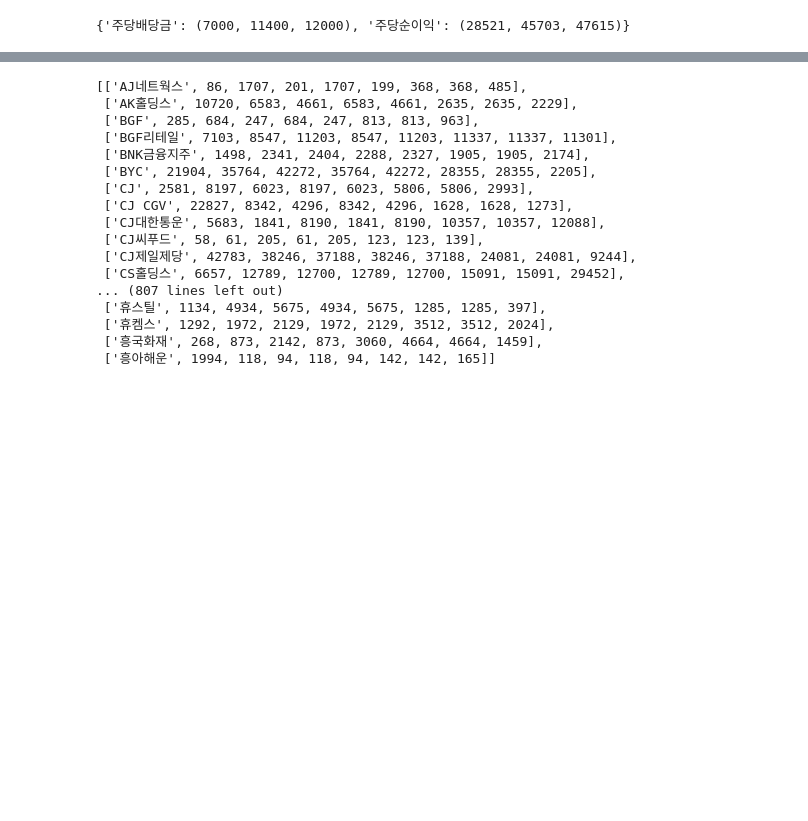
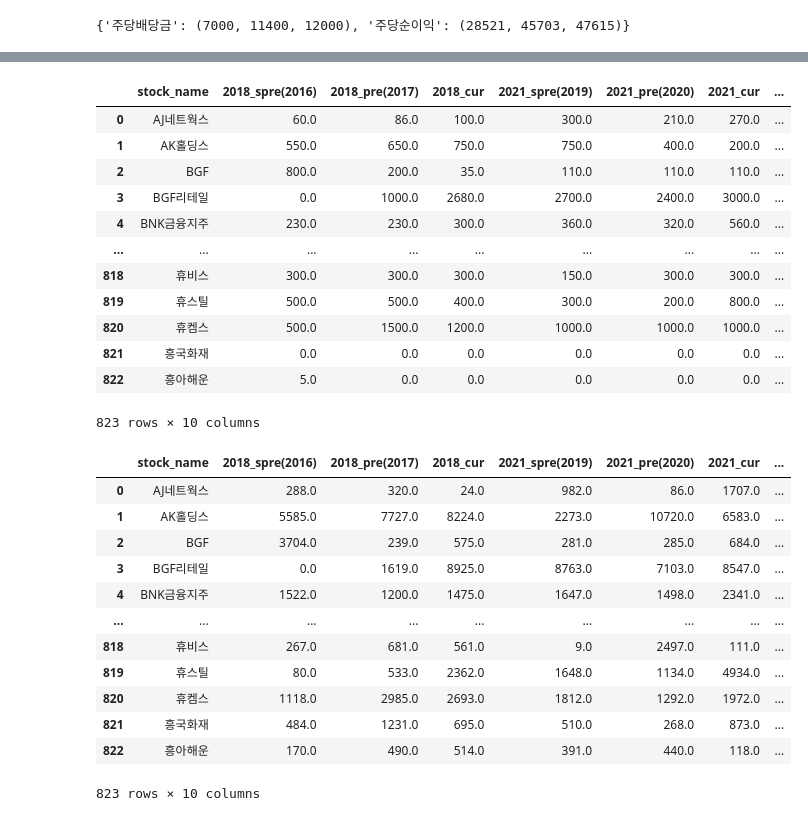
Before and after one commit to cho16147/quant-new-moon, a Jupyter notebook: Ch06-API/20250324-Ch06.4-project-dividend_pipeline.ipynb, the cells around one changed output, grey strips where cells are left out. Cells and saved outputs as stored; diff of their text form; code cells hidden in the pictures; blank space fills up the shorter version.

```diff
--- a/Ch06-API/20250324-Ch06.4-project-dividend_pipeline.ipynb
+++ b/Ch06-API/20250324-Ch06.4-project-dividend_pipeline.ipynb
@@ -146,29 +146,27 @@ for idx, (stock_name, stock_code) in enumerate(pbar): # enumerate(리스트)는
     # 레코드 초기화
     div_record = [stock_name]
     EPS_record = [stock_name]
-    for year in [2022, 2023, 2024]:
+    for year in [2018, 2021, 2024]: # 전기와 전전기 데이터도 파싱하기에, 3년 텀을 두고 설정. OpenDart의 일 최대 호출 가능 횟수는 1만회이다.
         while True:
             try:
                 output = find_div_and_EPS(stock_code, year) # 배당 정보 가져오기
-                time.sleep(0.5) # 0.5초씩 재우기
+                time.sleep(0.3) # 0.3초씩 재우기
                 break
             except Exception as e:
                 print(f"{stock_name} - {year} 에서 에러 발생: {e}")
-                time.sleep(30)
+                time.sleep(5)
 
-        # 주당 배당금 정리
         spre_divs, pre_divs, cur_divs = output["주당배당금"]
+        spre_EPS, pre_EPS, cur_EPS = output["주당순이익"]
+
+        # 👉 2024년에는 pre, cur만 추가하자
         if year != 2024:
             div_record += [spre_divs, pre_divs, cur_divs]
-        else:
-            div_record += [pre_divs, cur_divs] # 2023년이 중복되므로 제외
-
-        # 주당순이익 정리
-        spre_EPS, pre_EPS, cur_EPS = output["주당순이익"]
-        if year != 2024:
             EPS_record += [spre_EPS, pre_EPS, cur_EPS]
         else:
-            EPS_record += [pre_EPS, cur_EPS] # 2023년이 중복되므로 제외
+            div_record += [spre_divs, pre_divs, cur_divs]
+            EPS_record += [spre_EPS, pre_EPS, cur_EPS]
+
 
     div_data.append(div_record)
     EPS_data.append(EPS_record)
@@ -248,20 +235,45 @@ KOSPI 종목 수: 823개
 # %%
+columns = ["stock_name", "2018_spre(2016)", "2018_pre(2017)", "2018_cur",
+           "2021_spre(2019)", "2021_pre(2020)", "2021_cur", "2024_spre(2022",
+           "2024_pre(2023)", "2024_cur"]
+div_data = pd.DataFrame(div_data, columns = columns)
+EPS_data = pd.DataFrame(EPS_data, columns = columns)
+
+display(div_data)
 display(EPS_data)
+
+import os
+
+base_dir = os.path.dirname(os.getcwd())
+div_csv_path = os.path.join(base_dir, "div_data.csv")
+eps_csv_path = os.path.join(base_dir, "EPS_data.csv")
+
+div_data.to_csv(div_csv_path, encoding="euc-kr", index=False)
+EPS_data.to_csv(eps_csv_path, encoding="euc-kr", index=False)
 # %% [output]
+|  | stock_name | 2018_spre(2016) | 2018_pre(2017) | 2018_cur | 2021_spre(2019) | 2021_pre(2020) | 2021_cur | ... |
+| 0 | AJ네트웍스 | 60.0 | 86.0 | 100.0 | 300.0 | 210.0 | 270.0 | ... |
+| 1 | AK홀딩스 | 550.0 | 650.0 | 750.0 | 750.0 | 400.0 | 200.0 | ... |
+| 2 | BGF | 800.0 | 200.0 | 35.0 | 110.0 | 110.0 | 110.0 | ... |
+| 3 | BGF리테일 | 0.0 | 1000.0 | 2680.0 | 2700.0 | 2400.0 | 3000.0 | ... |
+| 4 | BNK금융지주 | 230.0 | 230.0 | 300.0 | 360.0 | 320.0 | 560.0 | ... |
+| ... | ... | ... | ... | ... | ... | ... | ... | ... |
+| 818 | 휴비스 | 300.0 | 300.0 | 300.0 | 150.0 | 300.0 | 300.0 | ... |
+| 819 | 휴스틸 | 500.0 | 500.0 | 400.0 | 300.0 | 200.0 | 800.0 | ... |
+| 820 | 휴켐스 | 500.0 | 1500.0 | 1200.0 | 1000.0 | 1000.0 | 1000.0 | ... |
+| 821 | 흥국화재 | 0.0 | 0.0 | 0.0 | 0.0 | 0.0 | 0.0 | ... |
+| 822 | 흥아해운 | 5.0 | 0.0 | 0.0 | 0.0 | 0.0 | 0.0 | ... |
-[['AJ네트웍스', 86, 1707, 201, 1707, 199, 368, 368, 485],
- ['AK홀딩스', 10720, 6583, 4661, 6583, 4661, 2635, 2635, 2229],
- ['BGF', 285, 684, 247, 684, 247, 813, 813, 963],
- ['BGF리테일', 7103, 8547, 11203, 8547, 11203, 11337, 11337, 11301],
- ['BNK금융지주', 1498, 2341, 2404, 2288, 2327, 1905, 1905, 2174],
- ['BYC', 21904, 35764, 42272, 35764, 42272, 28355, 28355, 2205],
- ['CJ', 2581, 8197, 6023, 8197, 6023, 5806, 5806, 2993],
- ['CJ CGV', 22827, 8342, 4296, 8342, 4296, 1628, 1628, 1273],
- ['CJ대한통운', 5683, 1841, 8190, 1841, 8190, 10357, 10357, 12088],
- ['CJ씨푸드', 58, 61, 205, 61, 205, 123, 123, 139],
- ['CJ제일제당', 42783, 38246, 37188, 38246, 37188, 24081, 24081, 9244],
- ['CS홀딩스', 6657, 12789, 12700, 12789, 12700, 15091, 15091, 29452],
-... (807 lines left out)
- ['휴스틸', 1134, 4934, 5675, 4934, 5675, 1285, 1285, 397],
- ['휴켐스', 1292, 1972, 2129, 1972, 2129, 3512, 3512, 2024],
- ['흥국화재', 268, 873, 2142, 873, 3060, 4664, 4664, 1459],
- ['흥아해운', 1994, 118, 94, 118, 94, 142, 142, 165]]
+823 rows × 10 columns
+|  | stock_name | 2018_spre(2016) | 2018_pre(2017) | 2018_cur | 2021_spre(2019) | 2021_pre(2020) | 2021_cur | ... |
+| 0 | AJ네트웍스 | 288.0 | 320.0 | 24.0 | 982.0 | 86.0 | 1707.0 | ... |
+| 1 | AK홀딩스 | 5585.0 | 7727.0 | 8224.0 | 2273.0 | 10720.0 | 6583.0 | ... |
+| 2 | BGF | 3704.0 | 239.0 | 575.0 | 281.0 | 285.0 | 684.0 | ... |
+| 3 | BGF리테일 | 0.0 | 1619.0 | 8925.0 | 8763.0 | 7103.0 | 8547.0 | ... |
+| 4 | BNK금융지주 | 1522.0 | 1200.0 | 1475.0 | 1647.0 | 1498.0 | 2341.0 | ... |
+| ... | ... | ... | ... | ... | ... | ... | ... | ... |
+| 818 | 휴비스 | 267.0 | 681.0 | 561.0 | 9.0 | 2497.0 | 111.0 | ... |
+| 819 | 휴스틸 | 80.0 | 533.0 | 2362.0 | 1648.0 | 1134.0 | 4934.0 | ... |
+| 820 | 휴켐스 | 1118.0 | 2985.0 | 2693.0 | 1812.0 | 1292.0 | 1972.0 | ... |
+| 821 | 흥국화재 | 484.0 | 1231.0 | 695.0 | 510.0 | 268.0 | 873.0 | ... |
+| 822 | 흥아해운 | 170.0 | 490.0 | 514.0 | 391.0 | 440.0 | 118.0 | ... |
+823 rows × 10 columns
```
Also changed, not shown: parts of 15 cells of this notebook, 1 other file.
